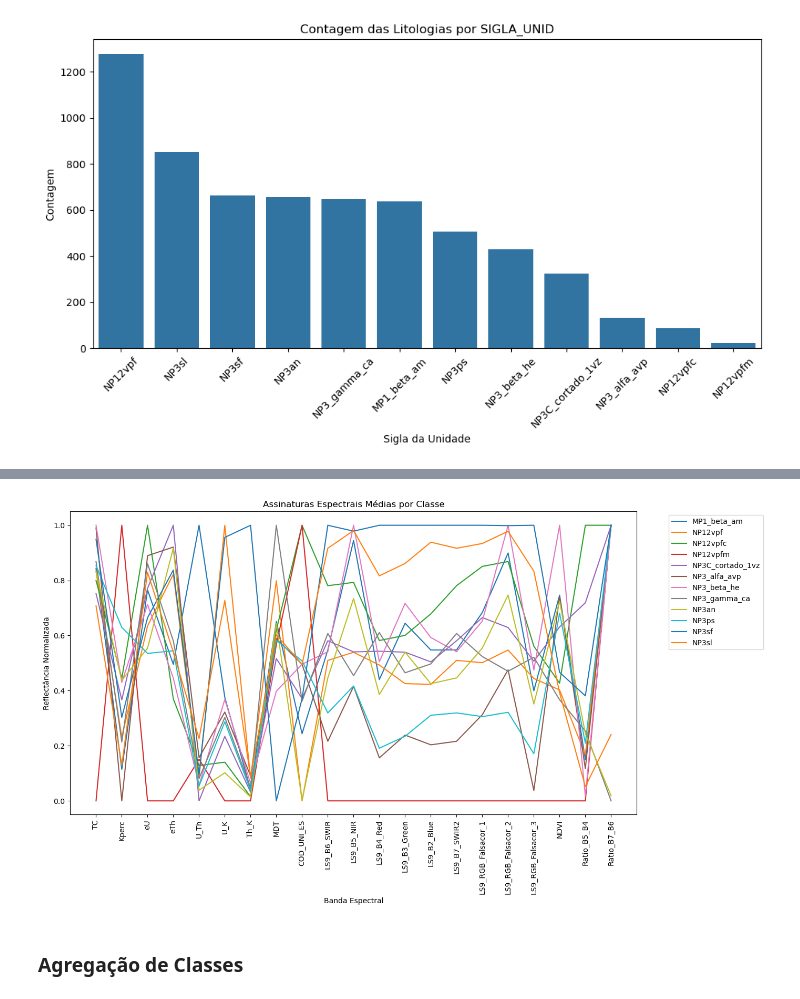
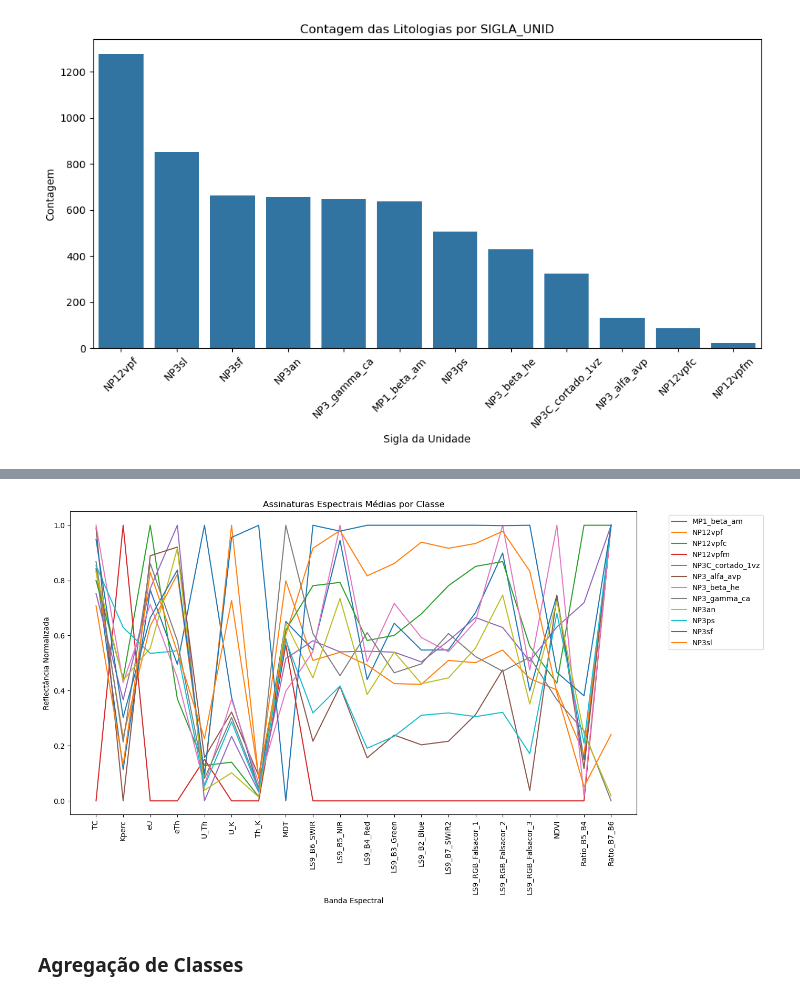
Before and after one commit to Matias-Valladao/ML-GeoPredict-Lavras, a Jupyter notebook: RF_PassFeio_So_RF_V1,4.ipynb, the cells around one changed output, grey strips where cells are left out. Cells and saved outputs as stored; diff of their text form; code cells hidden in the pictures.

```diff
--- a/RF_PassFeio_So_RF_V1,4.ipynb
+++ b/RF_PassFeio_So_RF_V1,4.ipynb
@@ -257,7 +257,7 @@ Name: count, dtype: int64
 [figure]
 # %%
 # Calcular médias por classe (excluindo colunas não espectrais)
-spectral_bands = [col for col in df.columns if col not in ['SIGLA_UNID', 'COD_UNI_ES', 'fid','lon','lat']]
+spectral_bands = [col for col in df.columns if col not in ['SIGLA_UNID', 'COD_UNI_ES', 'fid', 'lon', 'lat', 'geometry']]
 class_means = df.groupby('SIGLA_UNID')[spectral_bands].mean()
 
 # Normalizar para comparação
@@ -285,6 +285,6 @@ TypeError: agg function failed [how->mean,dtype->geometry]
 # %%
 # Calcular médias por classe (excluindo colunas não espectrais)
-spectral_bands = [col for col in df.columns if col not in ['SIGLA_UNID', 'COD_UNI_ES', 'fid','lon','lat']]
+spectral_bands = [col for col in df.columns if col not in ['SIGLA_UNID', 'COD_UNI_ES', 'fid', 'lon', 'lat', 'geometry']]
 class_means = df.groupby('SIGLA_UNID')[spectral_bands].mean()
 
 # Normalizar para comparação
@@ -312,6 +312,6 @@ TypeError: agg function failed [how->mean,dtype->geometry]
 # %%
 # Calcular médias por classe (excluindo colunas não espectrais)
-spectral_bands = [col for col in df.columns if col not in ['SIGLA_UNID', 'COD_UNI_ES', 'fid','lon','lat']]
+spectral_bands = [col for col in df.columns if col not in ['SIGLA_UNID', 'COD_UNI_ES', 'fid', 'lon', 'lat', 'geometry']]
 class_means = df.groupby('SIGLA_UNID')[spectral_bands].mean()
 
 # Normalizar para comparação
@@ -339,24 +339,24 @@ TypeError: agg function failed [how->mean,dtype->geometry]
 # %%
 # Calcular médias por classe (excluindo colunas não espectrais)
-spectral_bands = [col for col in df.columns if col not in ['SIGLA_UNID','fid','lon','lat']]
+spectral_bands = [col for col in df.columns if col not in ['SIGLA_UNID', 'COD_UNI_ES', 'fid', 'lon', 'lat', 'geometry']]
 class_means = df.groupby('SIGLA_UNID')[spectral_bands].mean()
 
 # Normalizar para comparação
 class_means_norm = (class_means - class_means.min()) / (class_means.max() - class_means.min())
 
 # Plot
 plt.figure(figsize=(14, 8))
 for cls in class_means_norm.index:
     plt.plot(class_means_norm.columns, class_means_norm.loc[cls], label=cls)
 plt.xticks(rotation=90)
 plt.xlabel('Banda Espectral')
 plt.ylabel('Reflectância Normalizada')
 plt.title('Assinaturas Espectrais Médias por Classe')
 plt.legend(bbox_to_anchor=(1.05, 1), loc='upper left')
 plt.tight_layout()
 plt.show()
 # %% [output]
-[figure, old version]
+[figure, new version]
 # %% [markdown]
 ### Agregação de Classes
 # %%
```
Also changed, not shown: parts of 9 cells of this notebook.
